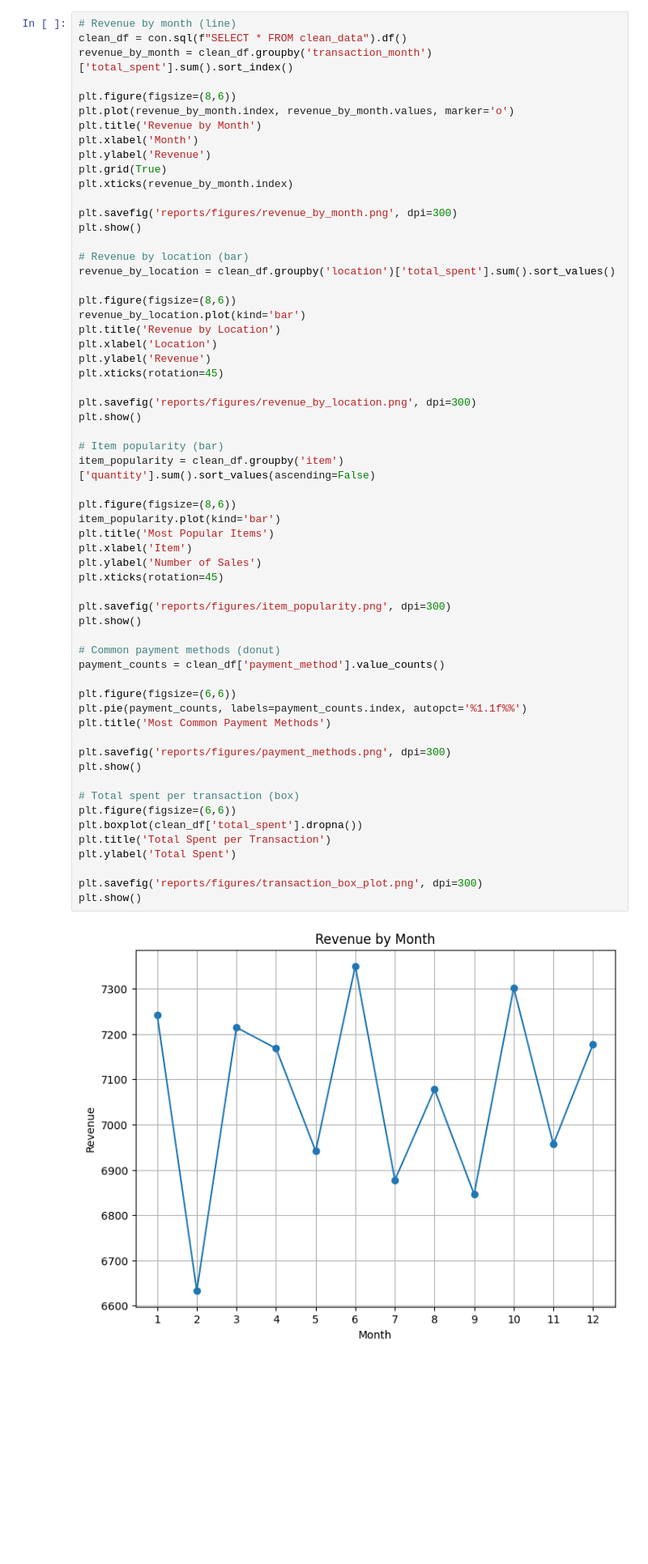
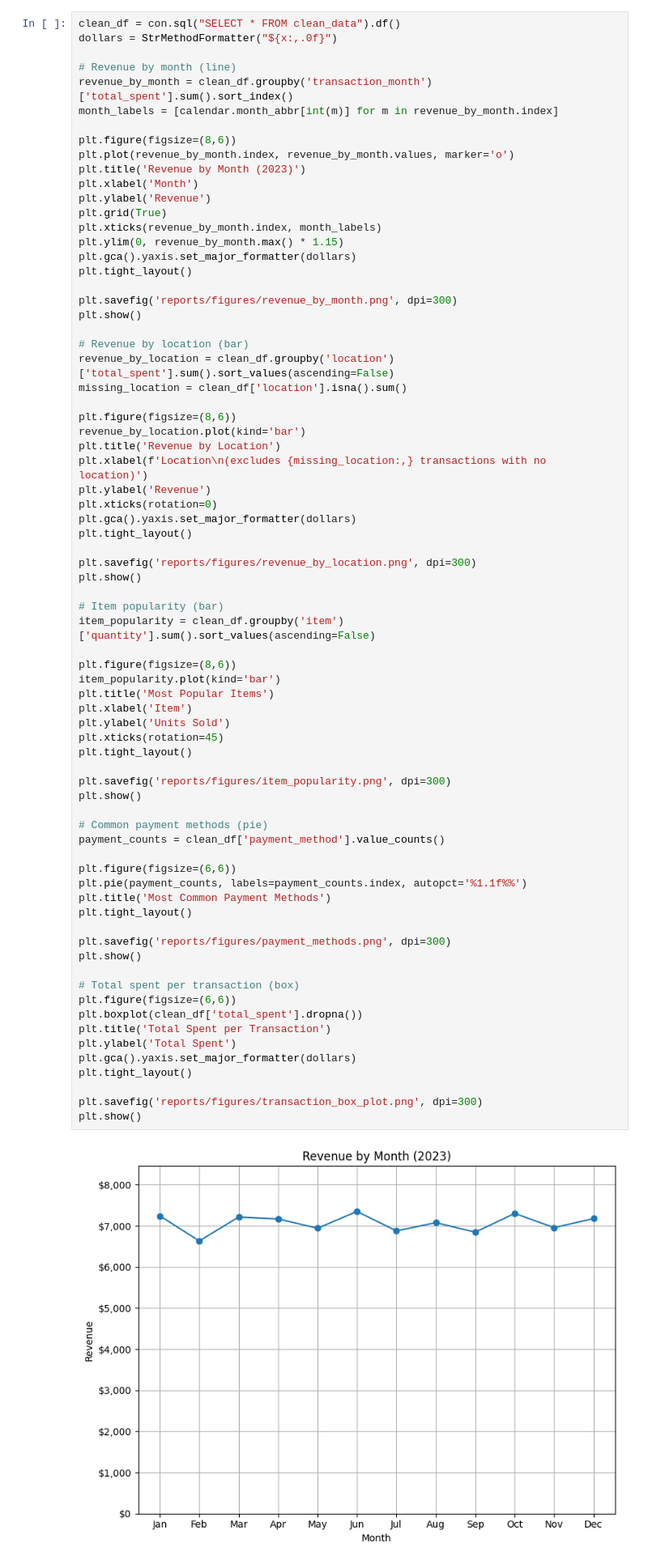
Before and after one commit to masonamp/cafe-sales-data-cleaning, a Jupyter notebook: cafe_cleaning.ipynb, the cells around one changed output. Shown at 81% size. Drawn from its saved outputs; the diff is of its cells as text; blank space fills up the shorter version.

Commit message:
Improve chart axes and labels

```diff
--- a/cafe_cleaning.ipynb
+++ b/cafe_cleaning.ipynb
@@ -450,30 +452,39 @@ display(top_payment_methods)
 ### Generate Visualizations
 To `reports/figures`.
 # %%
+clean_df = con.sql("SELECT * FROM clean_data").df()
+dollars = StrMethodFormatter("${x:,.0f}")
+
 # Revenue by month (line)
-clean_df = con.sql(f"SELECT * FROM clean_data").df()
 revenue_by_month = clean_df.groupby('transaction_month')['total_spent'].sum().sort_index()
+month_labels = [calendar.month_abbr[int(m)] for m in revenue_by_month.index]
 
 plt.figure(figsize=(8,6))
 plt.plot(revenue_by_month.index, revenue_by_month.values, marker='o')
-plt.title('Revenue by Month')
+plt.title('Revenue by Month (2023)')
 plt.xlabel('Month')
 plt.ylabel('Revenue')
 plt.grid(True)
-plt.xticks(revenue_by_month.index)
+plt.xticks(revenue_by_month.index, month_labels)
+plt.ylim(0, revenue_by_month.max() * 1.15)
+plt.gca().yaxis.set_major_formatter(dollars)
+plt.tight_layout()
 
 plt.savefig('reports/figures/revenue_by_month.png', dpi=300)
 plt.show()
 
 # Revenue by location (bar)
-revenue_by_location = clean_df.groupby('location')['total_spent'].sum().sort_values()
+revenue_by_location = clean_df.groupby('location')['total_spent'].sum().sort_values(ascending=False)
+missing_location = clean_df['location'].isna().sum()
 
 plt.figure(figsize=(8,6))
 revenue_by_location.plot(kind='bar')
 plt.title('Revenue by Location')
-plt.xlabel('Location')
+plt.xlabel(f'Location\n(excludes {missing_location:,} transactions with no location)')
 plt.ylabel('Revenue')
-plt.xticks(rotation=45)
+plt.xticks(rotation=0)
+plt.gca().yaxis.set_major_formatter(dollars)
+plt.tight_layout()
 
 plt.savefig('reports/figures/revenue_by_location.png', dpi=300)
 plt.show()
@@ -481,33 +492,37 @@ plt.show()
 # Item popularity (bar)
 item_popularity = clean_df.groupby('item')['quantity'].sum().sort_values(ascending=False)
 
 plt.figure(figsize=(8,6))
 item_popularity.plot(kind='bar')
 plt.title('Most Popular Items')
 plt.xlabel('Item')
-plt.ylabel('Number of Sales')
+plt.ylabel('Units Sold')
 plt.xticks(rotation=45)
+plt.tight_layout()
 
 plt.savefig('reports/figures/item_popularity.png', dpi=300)
 plt.show()
 
-# Common payment methods (donut)
+# Common payment methods (pie)
 payment_counts = clean_df['payment_method'].value_counts()
 
 plt.figure(figsize=(6,6))
 plt.pie(payment_counts, labels=payment_counts.index, autopct='%1.1f%%')
 plt.title('Most Common Payment Methods')
+plt.tight_layout()
 
 plt.savefig('reports/figures/payment_methods.png', dpi=300)
 plt.show()
 
 # Total spent per transaction (box)
 plt.figure(figsize=(6,6))
 plt.boxplot(clean_df['total_spent'].dropna())
 plt.title('Total Spent per Transaction')
 plt.ylabel('Total Spent')
+plt.gca().yaxis.set_major_formatter(dollars)
+plt.tight_layout()
 
 plt.savefig('reports/figures/transaction_box_plot.png', dpi=300)
 plt.show()
 # %% [output]
-[figure, old version]
+[figure, new version]
```
Also changed, not shown: parts of 2 cells of this notebook, 6 other files.
